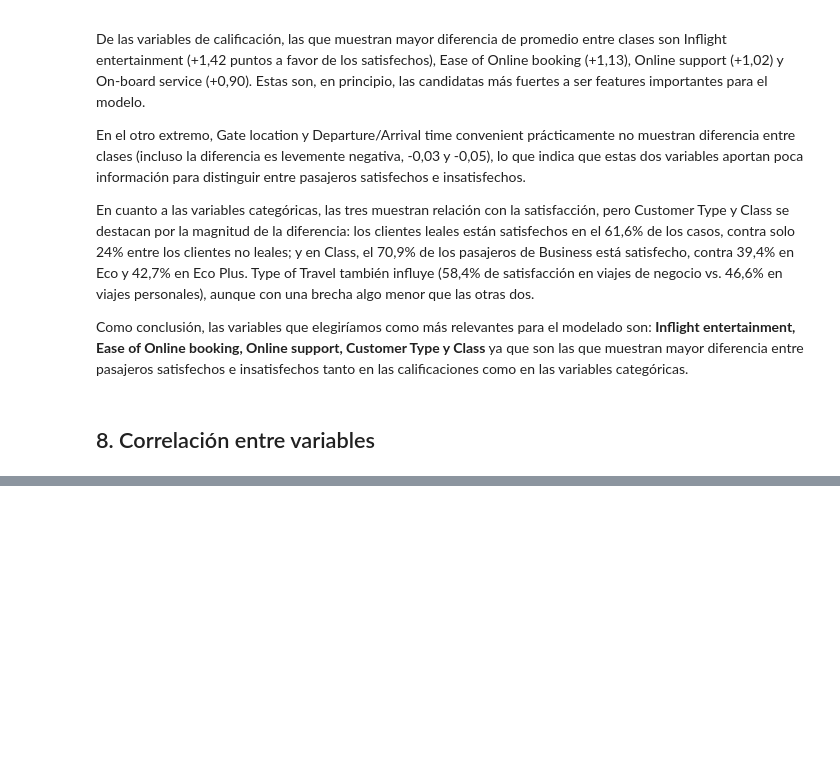
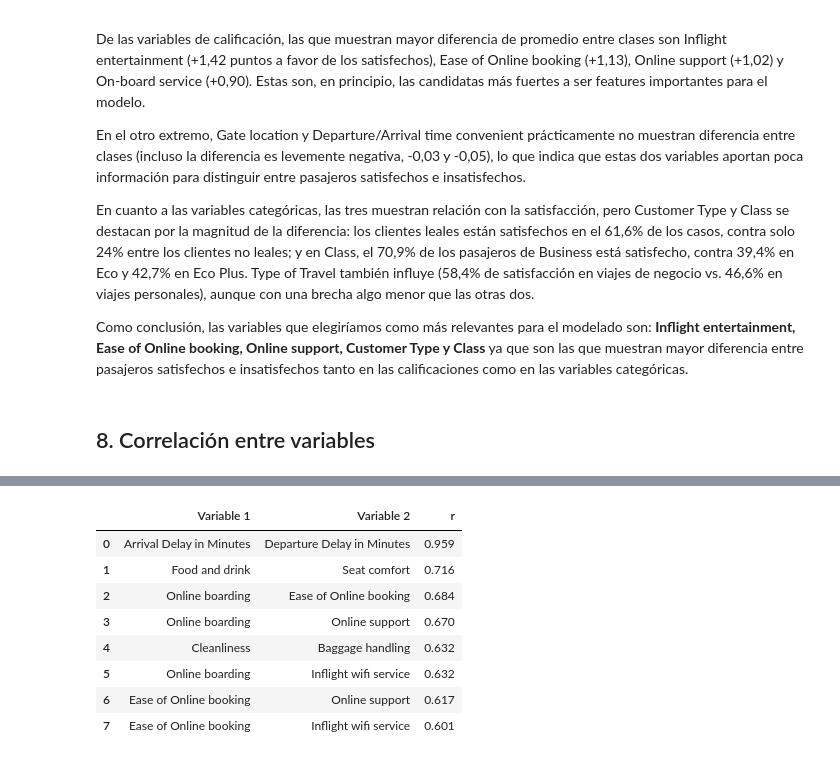
Before and after one commit to crismary-castellanos-stori/up-fds-tp, a Jupyter notebook: TP_EDA.ipynb, the cells around one changed output, grey strips where cells are left out. Cells and saved outputs as stored; diff of their text form; code cells hidden in the pictures; blank space fills up the shorter version.

```diff
--- a/TP_EDA.ipynb
+++ b/TP_EDA.ipynb
@@ -467,2 +546,23 @@ Como conclusión, las variables que elegiríamos como más relevantes para el mo
+# %%
+# Pares con |r| >= 0.60: posibles variables redundantes
+umbral = 0.60
+pares_fuertes = []
+for i, columna_i in enumerate(matriz_corr.columns):
+    for columna_j in matriz_corr.columns[:i]:
+        r = matriz_corr.loc[columna_i, columna_j]
+        if abs(r) >= umbral:
+            pares_fuertes.append({"Variable 1": columna_i, "Variable 2": columna_j, "r": r, "|r|": abs(r)})
+df_pares_fuertes = pd.DataFrame(pares_fuertes).sort_values("|r|", ascending=False).drop(columns="|r|").reset_index(drop=True)
+df_pares_fuertes.round(3)
+# %% [output]
+|  | Variable 1 | Variable 2 | r |
+| 0 | Arrival Delay in Minutes | Departure Delay in Minutes | 0.959 |
+| 1 | Food and drink | Seat comfort | 0.716 |
+| 2 | Online boarding | Ease of Online booking | 0.684 |
+| 3 | Online boarding | Online support | 0.670 |
+| 4 | Cleanliness | Baggage handling | 0.632 |
+| 5 | Online boarding | Inflight wifi service | 0.632 |
+| 6 | Ease of Online booking | Online support | 0.617 |
+| 7 | Ease of Online booking | Inflight wifi service | 0.601 |
 # %% [markdown]
 ## 9. Conclusiones generales del EDA
```
Also changed, not shown: parts of 6 cells of this notebook, 1 other file.
